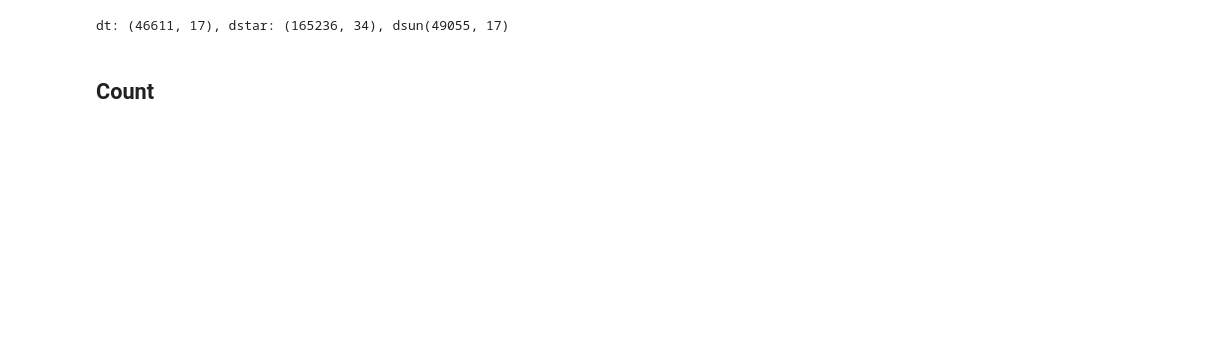
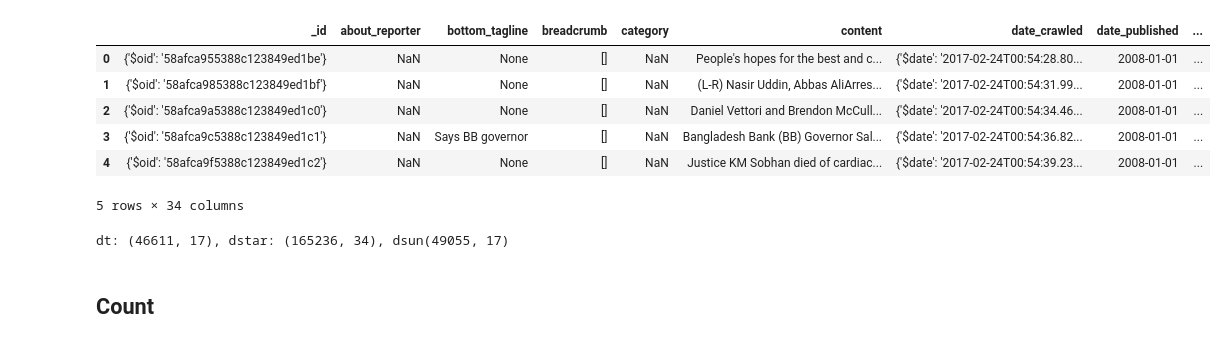
Before and after one commit to shoumikchow/Research, a Jupyter notebook: Unfiltered.news viz.ipynb, the cells around one changed output. Cells and saved outputs as stored; diff of their text form; code cells hidden in the pictures; blank space fills up the shorter version.

```diff
--- a/Unfiltered.news viz.ipynb
+++ b/Unfiltered.news viz.ipynb
@@ -51,3 +88,13 @@ dt['news_publish_date'] = dt['news_publish_date'].apply(conv_to_datetime)
+# %%
+dstar.head()
+# %% [output]
+|  | _id | about_reporter | bottom_tagline | breadcrumb | category | content | date_crawled | date_published | ... |
+| 0 | {'$oid': '58afca955388c123849ed1be'} | NaN | None | [] | NaN | People's hopes for the best and c... | {'$date': '2017-02-24T00:54:28.80... | 2008-01-01 | ... |
+| 1 | {'$oid': '58afca985388c123849ed1bf'} | NaN | None | [] | NaN | (L-R) Nasir Uddin, Abbas AliArres... | {'$date': '2017-02-24T00:54:31.99... | 2008-01-01 | ... |
+| 2 | {'$oid': '58afca9a5388c123849ed1c0'} | NaN | None | [] | NaN | Daniel Vettori and Brendon McCull... | {'$date': '2017-02-24T00:54:34.46... | 2008-01-01 | ... |
+| 3 | {'$oid': '58afca9c5388c123849ed1c1'} | NaN | Says BB governor | [] | NaN | Bangladesh Bank (BB) Governor Sal... | {'$date': '2017-02-24T00:54:36.82... | 2008-01-01 | ... |
+| 4 | {'$oid': '58afca9f5388c123849ed1c2'} | NaN | None | [] | NaN | Justice KM Sobhan died of cardiac... | {'$date': '2017-02-24T00:54:39.23... | 2008-01-01 | ... |
+5 rows × 34 columns
 # %%
 dstar['date_published'] = dstar['date_published'].apply(conv_to_datetime)
 # %%
```
Also changed, not shown: parts of 13 cells of this notebook.
